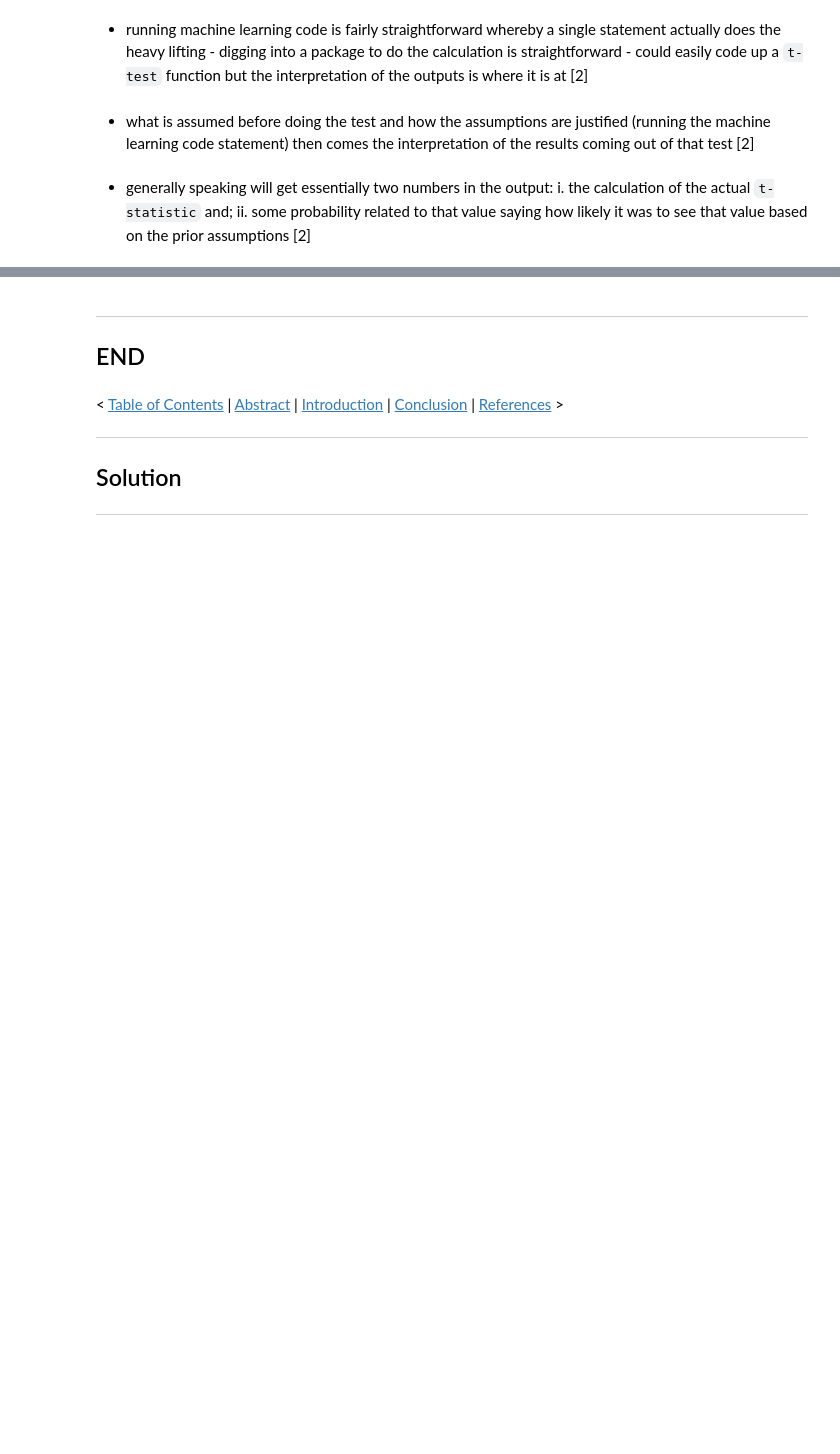
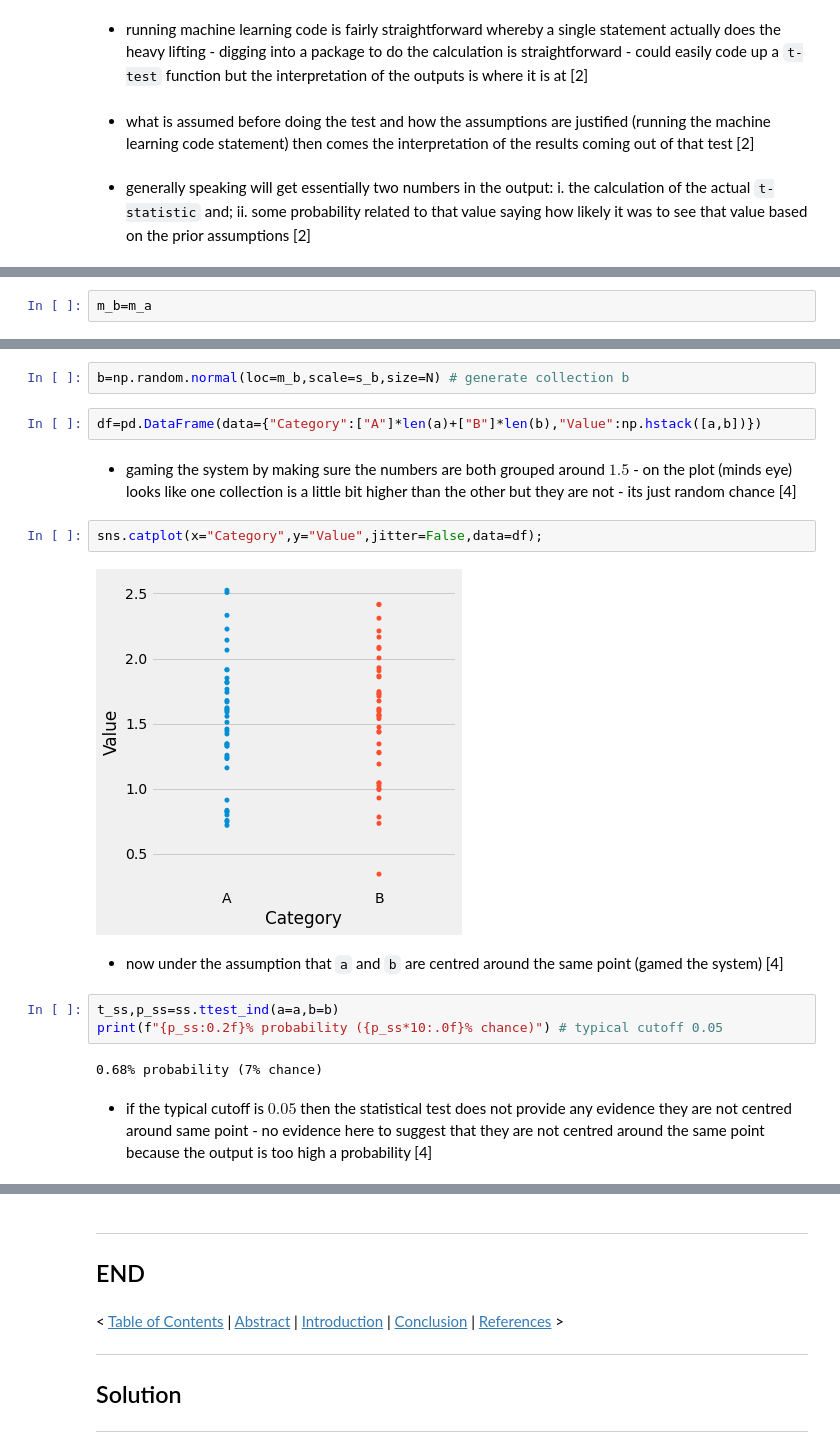
Before and after one commit to SeanOhAileasa/mls-scikit-learn-scipy-stats, a Jupyter notebook: scipy-stats.ipynb, the cells around one changed output, grey strips where cells are left out. Drawn from its saved outputs; the diff is of its cells as text; blank space fills up the shorter version.

```diff
--- a/scipy-stats.ipynb
+++ b/scipy-stats.ipynb
@@ -291,0 +492,2 @@ scipy.stats.ttest_ind(a,b)
+# %%
+m_b=m_a
@@ -291,0 +498,19 @@ scipy.stats.ttest_ind(a,b)
+# %%
+b=np.random.normal(loc=m_b,scale=s_b,size=N) # generate collection b
+# %%
+df=pd.DataFrame(data={"Category":["A"]*len(a)+["B"]*len(b),"Value":np.hstack([a,b])})
+# %% [markdown]
+- gaming the system by making sure the numbers are both grouped around $1.5$ - on the plot (minds eye) looks like one collection is a little bit higher than the other but they are not - its just random chance [4]
+# %%
+sns.catplot(x="Category",y="Value",jitter=False,data=df);
+# %% [output]
+[figure, added]
+# %% [markdown]
+- now under the assumption that ``a`` and ``b`` are centred around the same point (gamed the system) [4]
+# %%
+t_ss,p_ss=ss.ttest_ind(a=a,b=b)
+print(f"{p_ss:0.2f}% probability ({p_ss*10:.0f}% chance)") # typical cutoff 0.05
+# %% [output]
+0.68% probability (7% chance)
+# %% [markdown]
+- if the typical cutoff is $0.05$ then the statistical test does not provide any evidence they are not centred around same point - no evidence here to suggest that they are not centred around the same point because the output is too high a probability [4]
```
Also changed, not shown: parts of 71 cells of this notebook.
